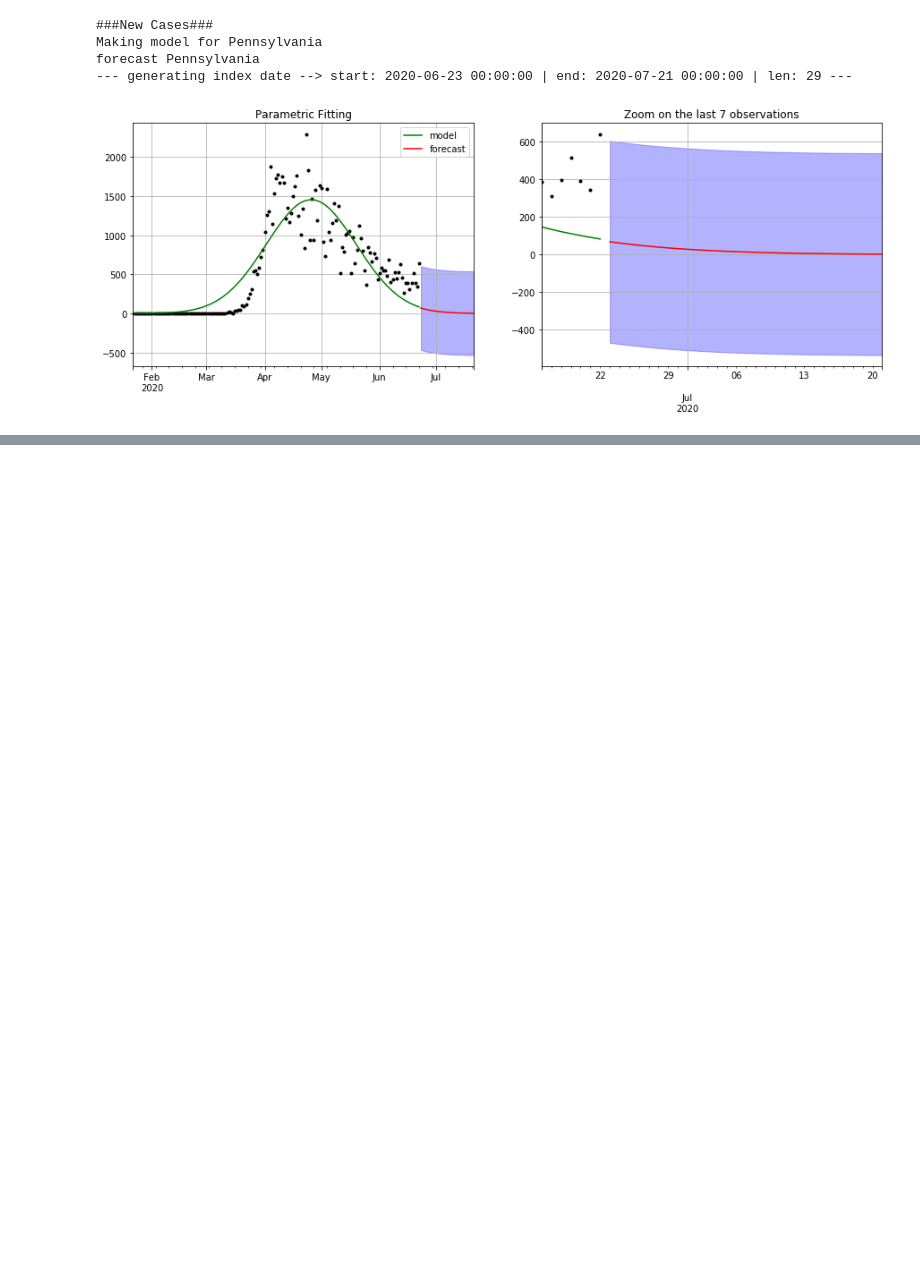
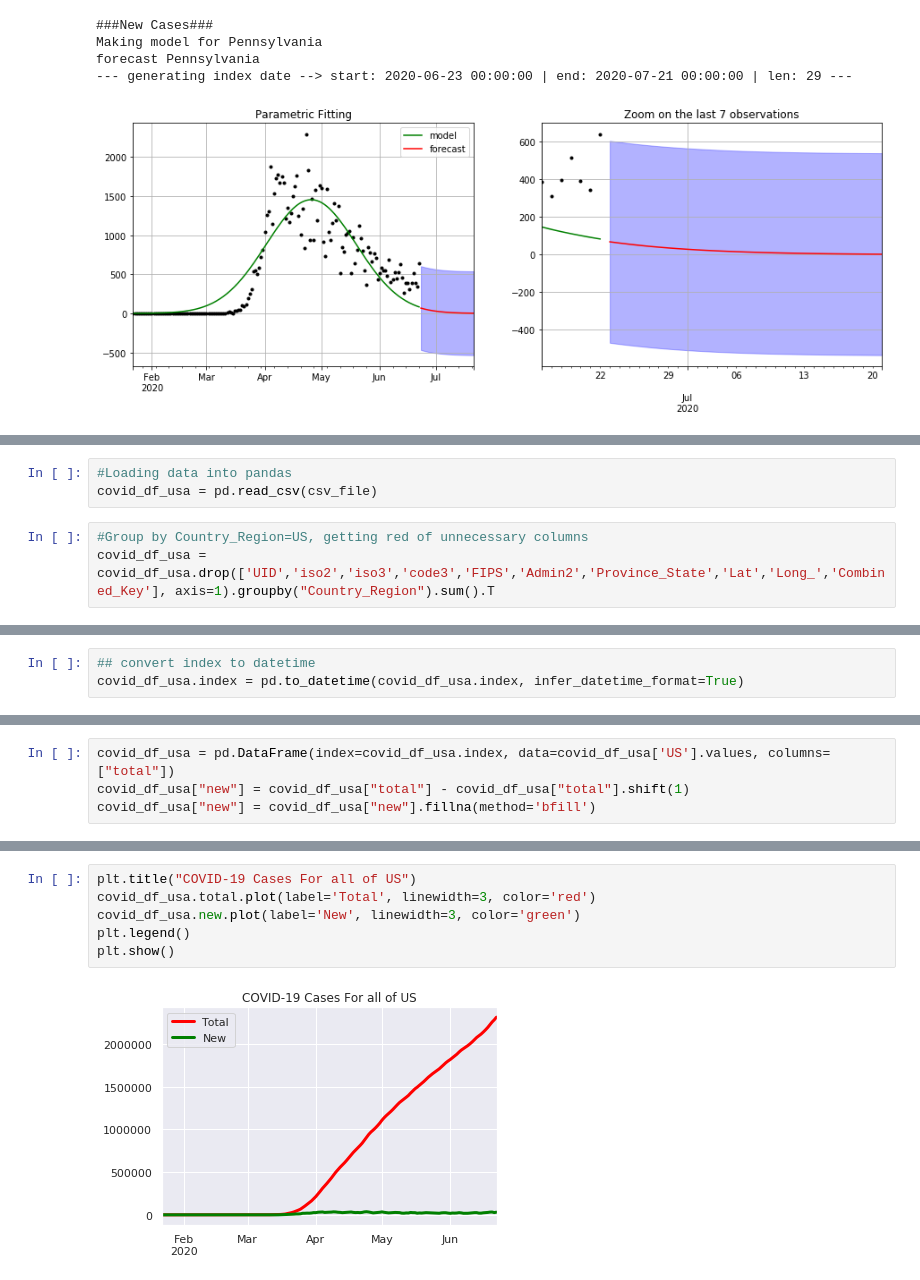
Before and after one commit to sahussain/Udacity-MLEN-CapstoneProject, a Jupyter notebook: Notebooks/TSFMs2 .ipynb, the cells around one changed output, grey strips where cells are left out. Drawn from its saved outputs; the diff is of its cells as text; blank space fills up the shorter version.

```diff
--- a/Notebooks/TSFMs2 .ipynb
+++ b/Notebooks/TSFMs2 .ipynb
@@ -579,0 +708,6 @@ forecast Pennsylvania
+# %%
+#Loading data into pandas
+covid_df_usa = pd.read_csv(csv_file)
+# %%
+#Group by Country_Region=US, getting red of unnecessary columns
+covid_df_usa = covid_df_usa.drop(['UID','iso2','iso3','code3','FIPS','Admin2','Province_State','Lat','Long_','Combined_Key'], axis=1).groupby("Country_Region").sum().T
@@ -579,0 +723,3 @@ forecast Pennsylvania
+# %%
+## convert index to datetime
+covid_df_usa.index = pd.to_datetime(covid_df_usa.index, infer_datetime_format=True)
@@ -579,0 +735,4 @@ forecast Pennsylvania
+# %%
+covid_df_usa = pd.DataFrame(index=covid_df_usa.index, data=covid_df_usa['US'].values, columns=["total"])
+covid_df_usa["new"] = covid_df_usa["total"] - covid_df_usa["total"].shift(1)
+covid_df_usa["new"] = covid_df_usa["new"].fillna(method='bfill')
@@ -579,0 +748,8 @@ forecast Pennsylvania
+# %%
+plt.title("COVID-19 Cases For all of US")
+covid_df_usa.total.plot(label='Total', linewidth=3, color='red')
+covid_df_usa.new.plot(label='New', linewidth=3, color='green')
+plt.legend()
+plt.show()
+# %% [output]
+[figure, added]
```
Also changed, not shown: parts of 18 cells of this notebook, 1 other file.
